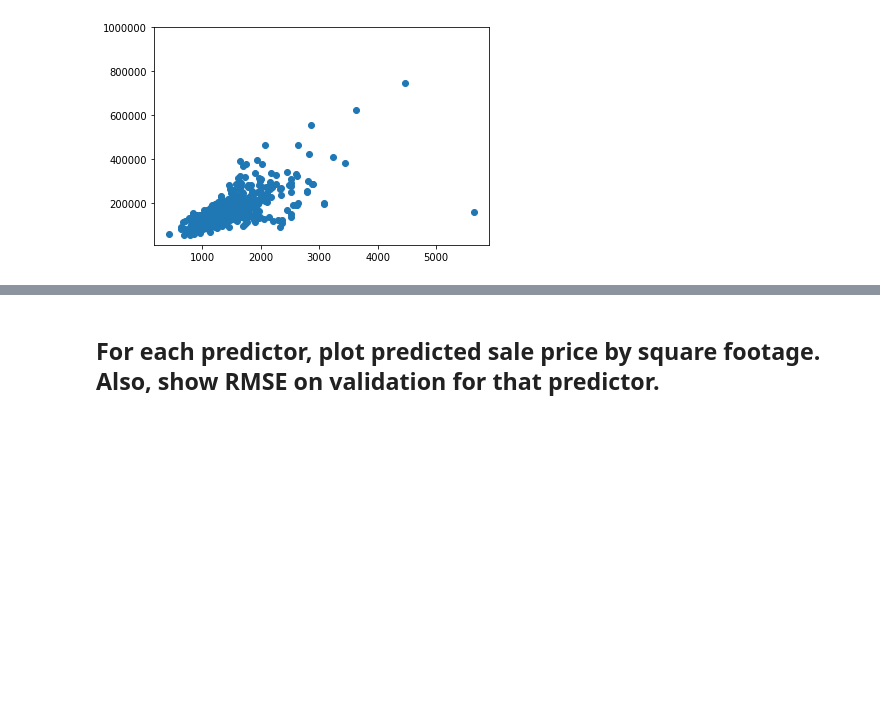
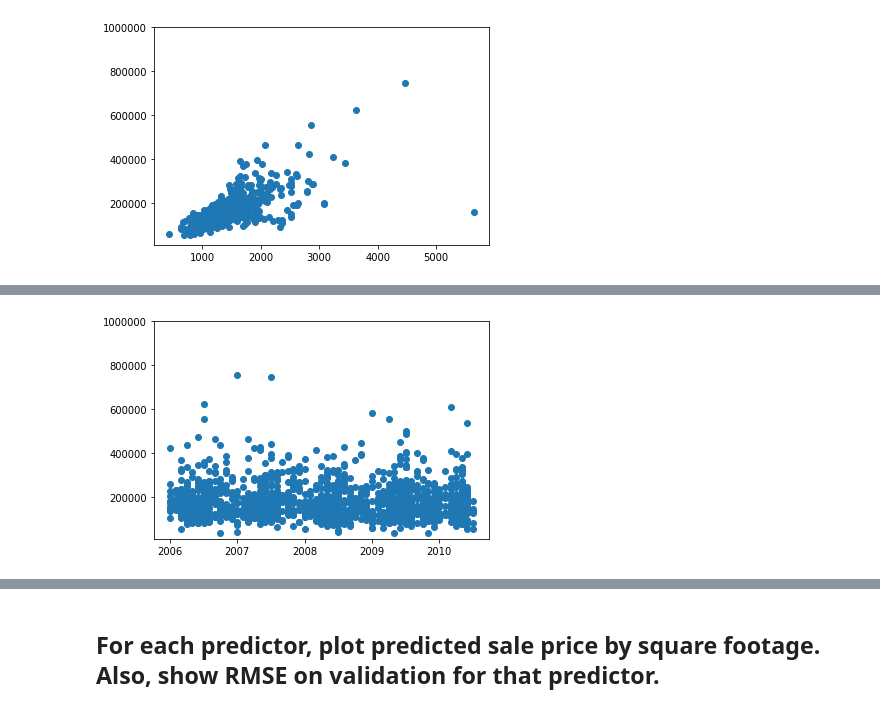
Before and after one commit to brachbach/kaggle_house_prices, a Jupyter notebook: visualize_predictions.ipynb, the cells around one changed output, grey strips where cells are left out. Drawn from its saved outputs; the diff is of its cells as text; code cells hidden in the pictures; blank space fills up the shorter version.

```diff
--- a/visualize_predictions.ipynb
+++ b/visualize_predictions.ipynb
@@ -7,5 +7,6 @@ from predictors.median import predict_with_median
 from predictors.linear_regression_one_variable import predict_with_lot_area
 from predictors.linear_regression_all_easy_variables import predict_with_all_easy_linear, predict_with_ridge, predict_with_polynomial_features_and_ridge
 
+train = pd.read_csv("data_from_kaggle/train.csv")
 (training, validation) = get_validation_data(pd.read_csv("data_from_kaggle/train.csv"))
 # %% [markdown]
@@ -21,0 +34,7 @@ visualize_prices(validation)
+# %%
+YrMoSold = train.loc[ : , "YrSold"] + ((train.loc[ : , "MoSold"] - 1) / 12)
+plt.scatter(YrMoSold, train["SalePrice"])
+plt.ylim(10000,1000000)
+plt.show()
+# %% [output]
+[figure, added]
```
Also changed, not shown: parts of 7 cells of this notebook, 1 other file.
